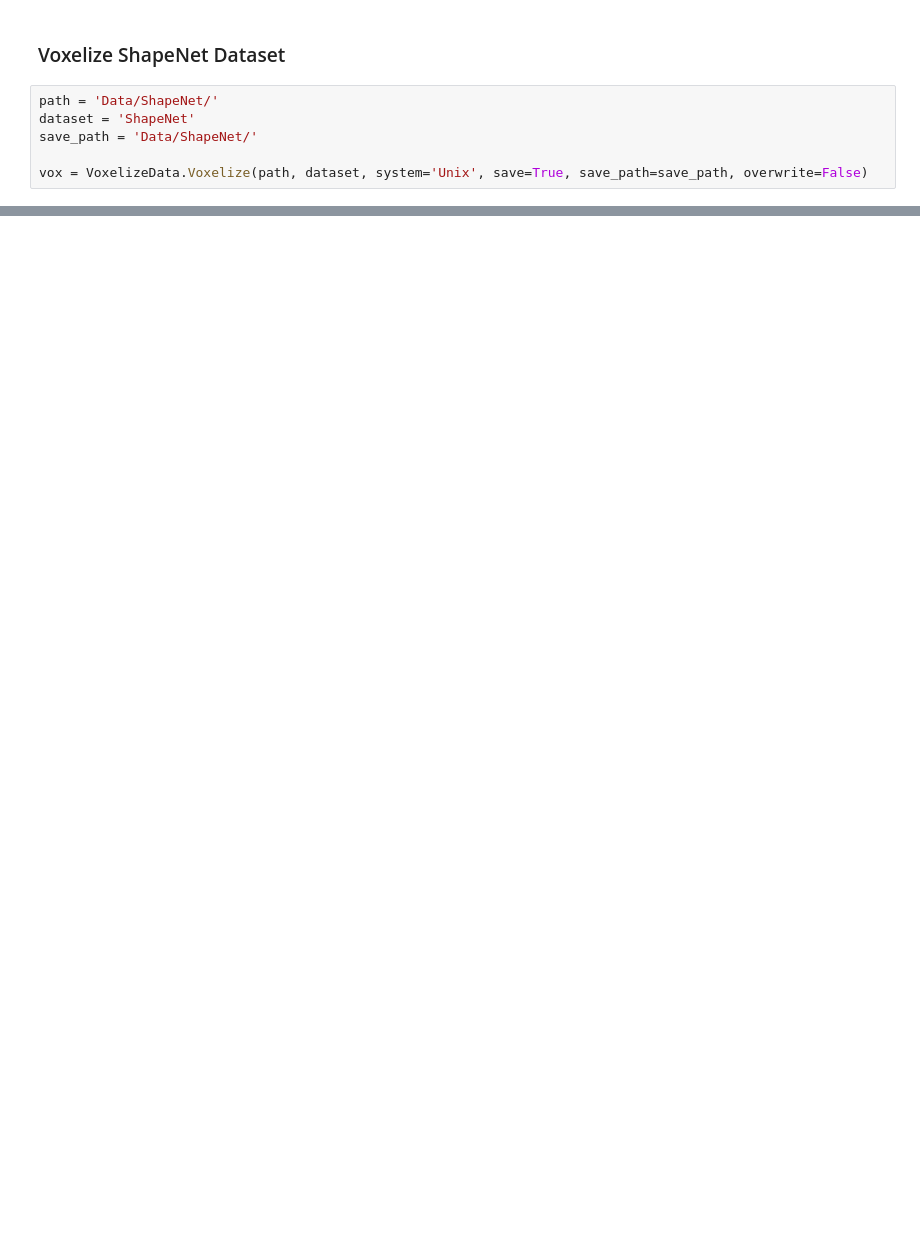
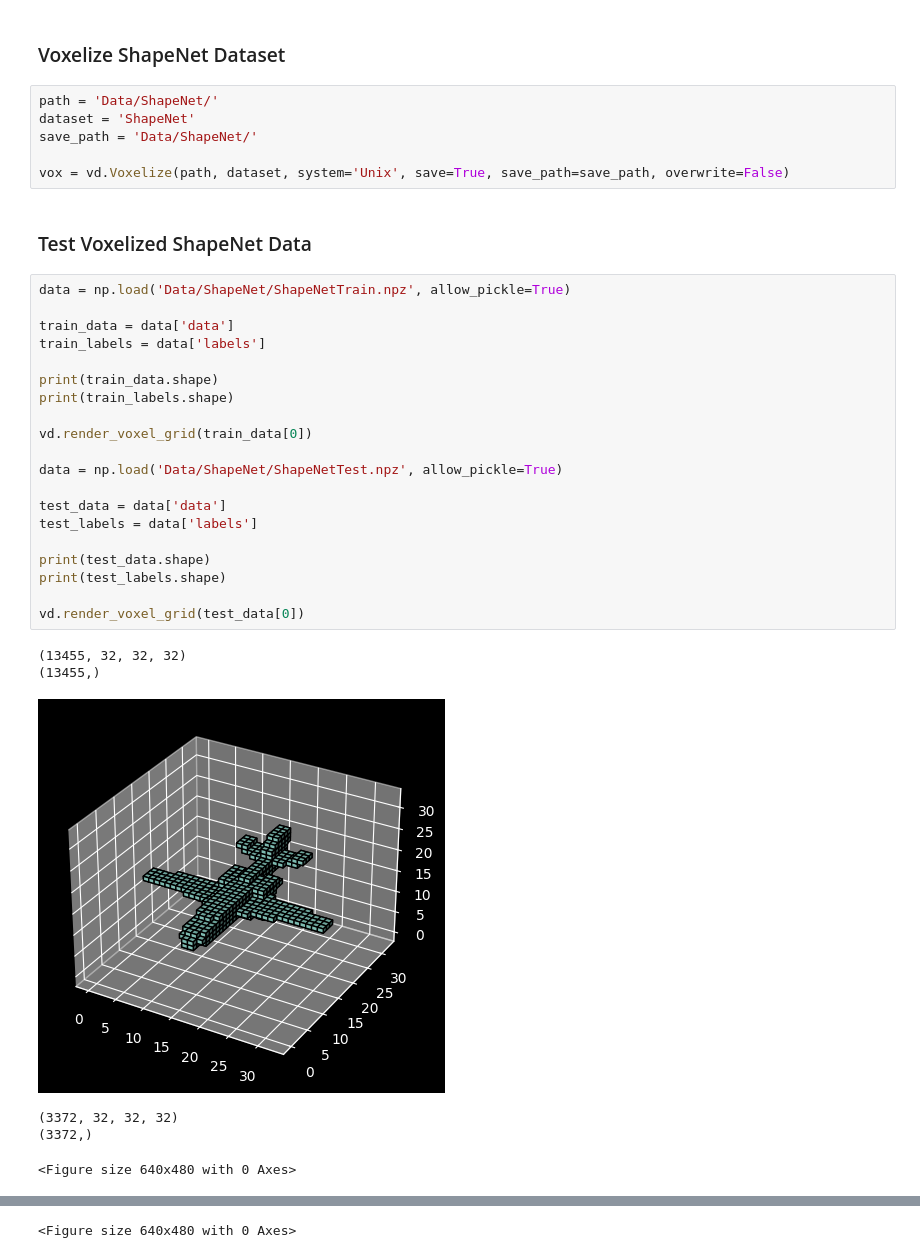
Before and after one commit to klukaszek/3D-Classification, a Jupyter notebook: 3D-Classification-Analysis.ipynb, the cells around one changed output, grey strips where cells are left out. Drawn from its saved outputs; the diff is of its cells as text; blank space fills up the shorter version.

```diff
--- a/3D-Classification-Analysis.ipynb
+++ b/3D-Classification-Analysis.ipynb
@@ -72,4 +90,33 @@ path = 'Data/ShapeNet/'
 dataset = 'ShapeNet'
 save_path = 'Data/ShapeNet/'
 
-vox = VoxelizeData.Voxelize(path, dataset, system='Unix', save=True, save_path=save_path, overwrite=False)
+vox = vd.Voxelize(path, dataset, system='Unix', save=True, save_path=save_path, overwrite=False)
+# %% [markdown]
+### Test Voxelized ShapeNet Data
+# %%
+data = np.load('Data/ShapeNet/ShapeNetTrain.npz', allow_pickle=True)
+
+train_data = data['data']
+train_labels = data['labels']
+
+print(train_data.shape)
+print(train_labels.shape)
+
+vd.render_voxel_grid(train_data[0])
+
+data = np.load('Data/ShapeNet/ShapeNetTest.npz', allow_pickle=True)
+
+test_data = data['data']
+test_labels = data['labels']
+
+print(test_data.shape)
+print(test_labels.shape)
+
+vd.render_voxel_grid(test_data[0])
+# %% [output]
+(13455, 32, 32, 32)
+(13455,)
+[figure, added]
+(3372, 32, 32, 32)
+(3372,)
+<Figure size 640x480 with 0 Axes>
@@ -75,0 +124 @@ vox = VoxelizeData.Voxelize(path, dataset, system='Unix', save=True, save_path=s
+<Figure size 640x480 with 0 Axes>
```
Also changed, not shown: parts of 6 cells of this notebook, 3 other files.
